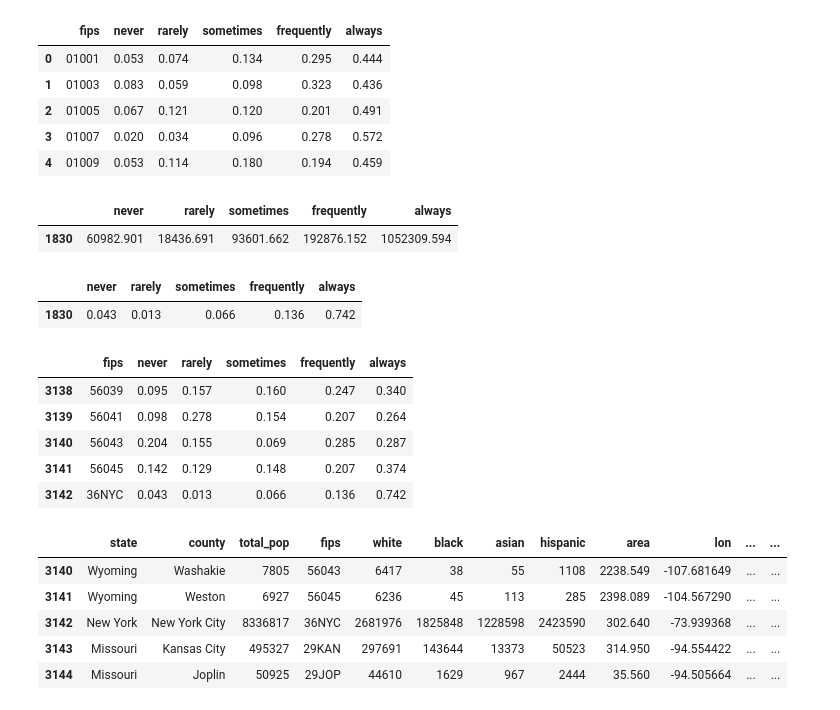
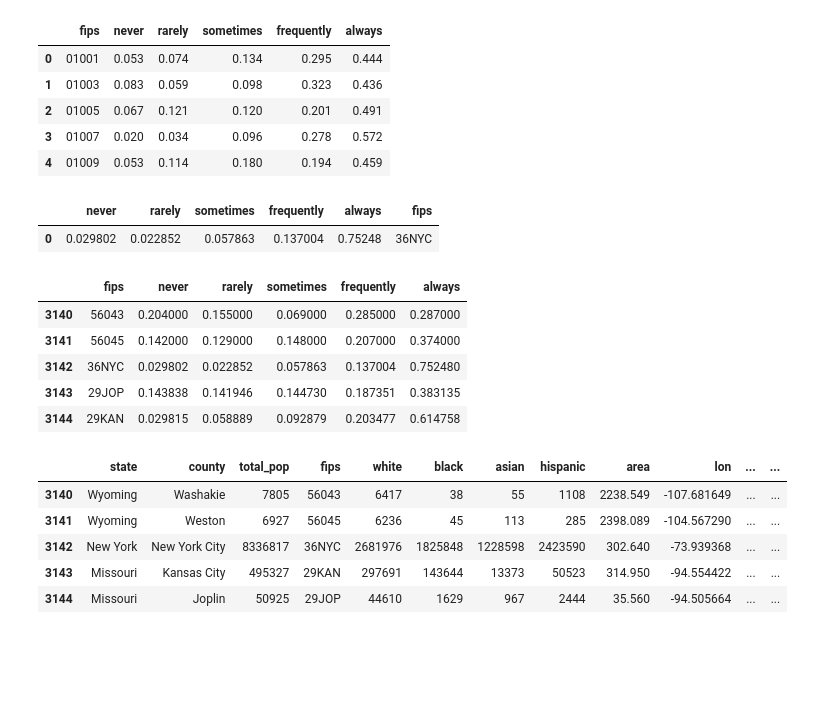
Before and after one commit to jydiw/covid-19-data, a Jupyter notebook: 1_eda_county-census-geojson.ipynb, the cells around one changed output. Saved outputs shown, nothing was run; the diff lists cells and outputs as text; code cells hidden in the pictures; blank space fills up the shorter version.

```diff
--- a/1_eda_county-census-geojson.ipynb
+++ b/1_eda_county-census-geojson.ipynb
@@ -753,7 +719,7 @@ edu_df2
 | 0 | 29KAN | 325065 | 11373 | 22302 | 82996 | 73203 | 23673 | 69682 | 41836 | Kansas City | ... |
 | 1 | 29JOP | 33571 | 779 | 2580 | 10582 | 8462 | 2576 | 5759 | 2833 | Joplin | ... |
 # %%
-edu_df = edu_df.append(edu_df2, ignore_index=True)
+edu_df = edu_df.append(mo_edu_df, ignore_index=True)
 edu_df.tail()
 # %% [output]
 |  | fips | pop25 | no_hs | some_hs | hs | some_college | associates | bachelors | graduate | county | ... |
@@ -798,26 +764,23 @@ mask_df.head()
 | 2 | 01005 | 0.067 | 0.121 | 0.120 | 0.201 | 0.491 |
 | 3 | 01007 | 0.020 | 0.034 | 0.096 | 0.278 | 0.572 |
 | 4 | 01009 | 0.053 | 0.114 | 0.180 | 0.194 | 0.459 |
+# %%
+def mask_df_averager(fips, custom_fips):
+    temp_df = pd.DataFrame(
+        [
+            np.average(
+                mask_df.set_index('fips').loc[fips, :],
+                axis=0,
+                weights=pop_df.set_index('fips').loc[fips, 'total_pop']
+            )
+        ], columns=mask_df.columns[1:]
+    )
+    temp_df['fips'] = custom_fips
+    return temp_df
 # %%
 nyc_fips = ['36005', '36047', '36061', '36081', '36085']
+nyc_mask_df = mask_df_averager(nyc_fips, '36NYC')
+nyc_mask_df
+# %% [output]
+|  | never | rarely | sometimes | frequently | always | fips |
+| 0 | 0.029802 | 0.022852 | 0.057863 | 0.137004 | 0.75248 | 36NYC |
-# %%
-p = pop_df[(pop_df['fips'] == nyc_fips[0])]['total_pop'].values
-mask_df[mask_df['fips'] == nyc_fips[0]].select_dtypes(include='number').apply(lambda x: x * p)
-# %% [output]
-|  | never | rarely | sometimes | frequently | always |
-| 1830 | 60982.901 | 18436.691 | 93601.662 | 192876.152 | 1052309.594 |
-# %%
-p = pop_df[(pop_df['fips'] == nyc_fips[0])]['total_pop'].values
-nyc_pop = p
-nyc_mask = mask_df[mask_df['fips'] == nyc_fips[0]].select_dtypes(include='number').apply(lambda x: x*p)
-
-for f in nyc_fips[1:]:
-    p = pop_df[(pop_df['fips'] == f)]['total_pop'].values
-    nyc_mask += mask_df[mask_df['fips'] == nyc_fips[0]].select_dtypes(include='number').apply(lambda x: x*p)
-    nyc_pop += p
-
-nyc_mask = nyc_mask.apply(lambda x: x / nyc_pop)
-nyc_mask
-# %% [output]
-|  | never | rarely | sometimes | frequently | always |
-| 1830 | 0.043 | 0.013 | 0.066 | 0.136 | 0.742 |
@@ -826,13 +787,19 @@ nyc_mask['fips'] = '36NYC'
+# %%
+# estimates from averaging counties
+jop_fips = ['29097', '29145']
+kan_fips = ['29095', '29047', '29165', '29037']
+jop_mask_df = mask_df_averager(jop_fips, '29JOP')
+kan_mask_df = mask_df_averager(kan_fips, '29KAN')
 # %%
-mask_df = mask_df.append(nyc_mask, ignore_index=True)
+mask_df = mask_df.append([nyc_mask_df, jop_mask_df, kan_mask_df], ignore_index=True)
 mask_df.tail()
 # %% [output]
 |  | fips | never | rarely | sometimes | frequently | always |
-| 3138 | 56039 | 0.095 | 0.157 | 0.160 | 0.247 | 0.340 |
-| 3139 | 56041 | 0.098 | 0.278 | 0.154 | 0.207 | 0.264 |
-| 3140 | 56043 | 0.204 | 0.155 | 0.069 | 0.285 | 0.287 |
-| 3141 | 56045 | 0.142 | 0.129 | 0.148 | 0.207 | 0.374 |
-| 3142 | 36NYC | 0.043 | 0.013 | 0.066 | 0.136 | 0.742 |
+| 3140 | 56043 | 0.204000 | 0.155000 | 0.069000 | 0.285000 | 0.287000 |
+| 3141 | 56045 | 0.142000 | 0.129000 | 0.148000 | 0.207000 | 0.374000 |
+| 3142 | 36NYC | 0.029802 | 0.022852 | 0.057863 | 0.137004 | 0.752480 |
+| 3143 | 29JOP | 0.143838 | 0.141946 | 0.144730 | 0.187351 | 0.383135 |
+| 3144 | 29KAN | 0.029815 | 0.058889 | 0.092879 | 0.203477 | 0.614758 |
 # %%
 pop_df = pop_df.merge(mask_df, on='fips', how='left')
 pop_df.tail()
```
Also changed, not shown: parts of 29 cells of this notebook, 10 other files.
